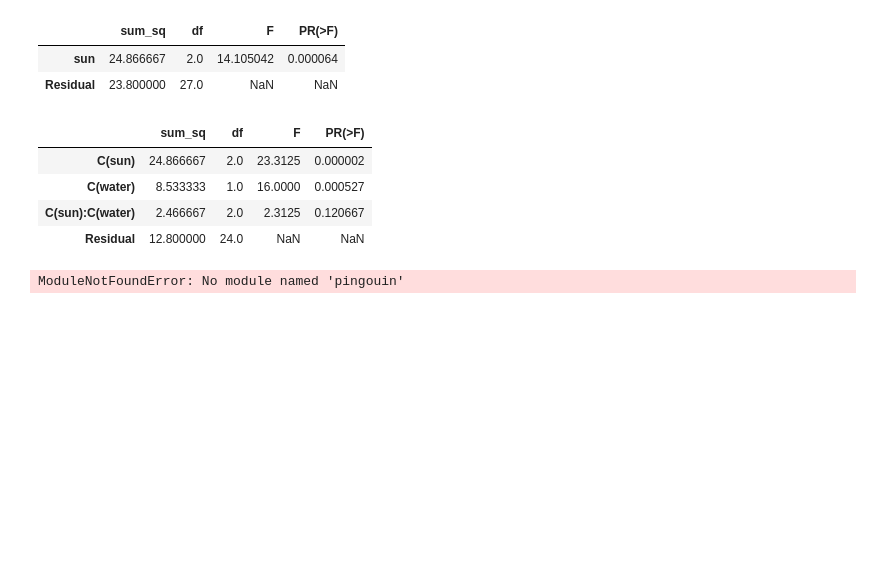
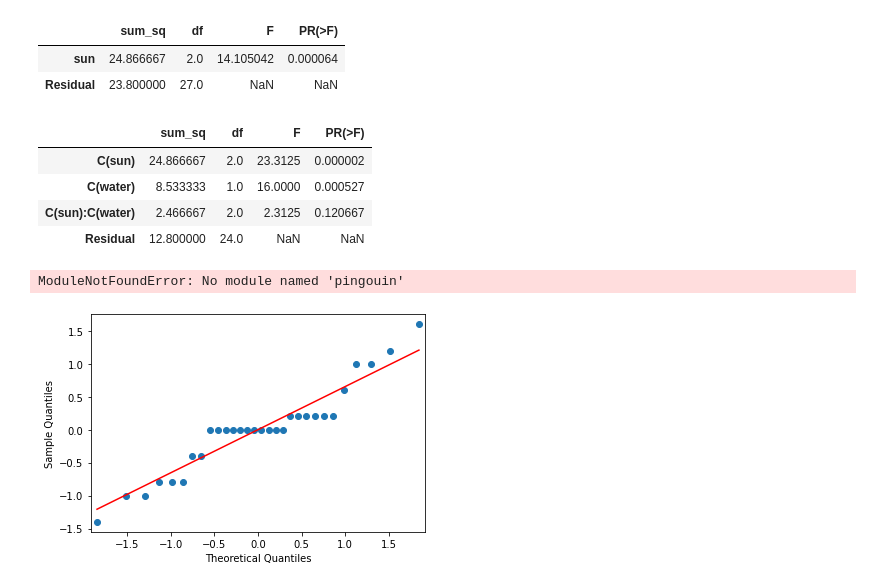
Before and after one commit to quantum636/Statistical-Tests, a Jupyter notebook: 04_two_way_anova.ipynb, the cells around one changed output. Cells and saved outputs as stored; diff of their text form; code cells hidden in the pictures; blank space fills up the shorter version.

```diff
--- a/04_two_way_anova.ipynb
+++ b/04_two_way_anova.ipynb
@@ -65,3 +65,10 @@ aov = pg.anova(data=df, dv = 'height', between=['sun','water'], detailed=True)
 print(aov)
 # %% [output]
 ModuleNotFoundError: No module named 'pingouin'
+# %%
+#qq Norm Plot
+res = model.resid
+fig = sm.qqplot(res, line='s')
+plt.show()
+# %% [output]
+[figure, added]
```
